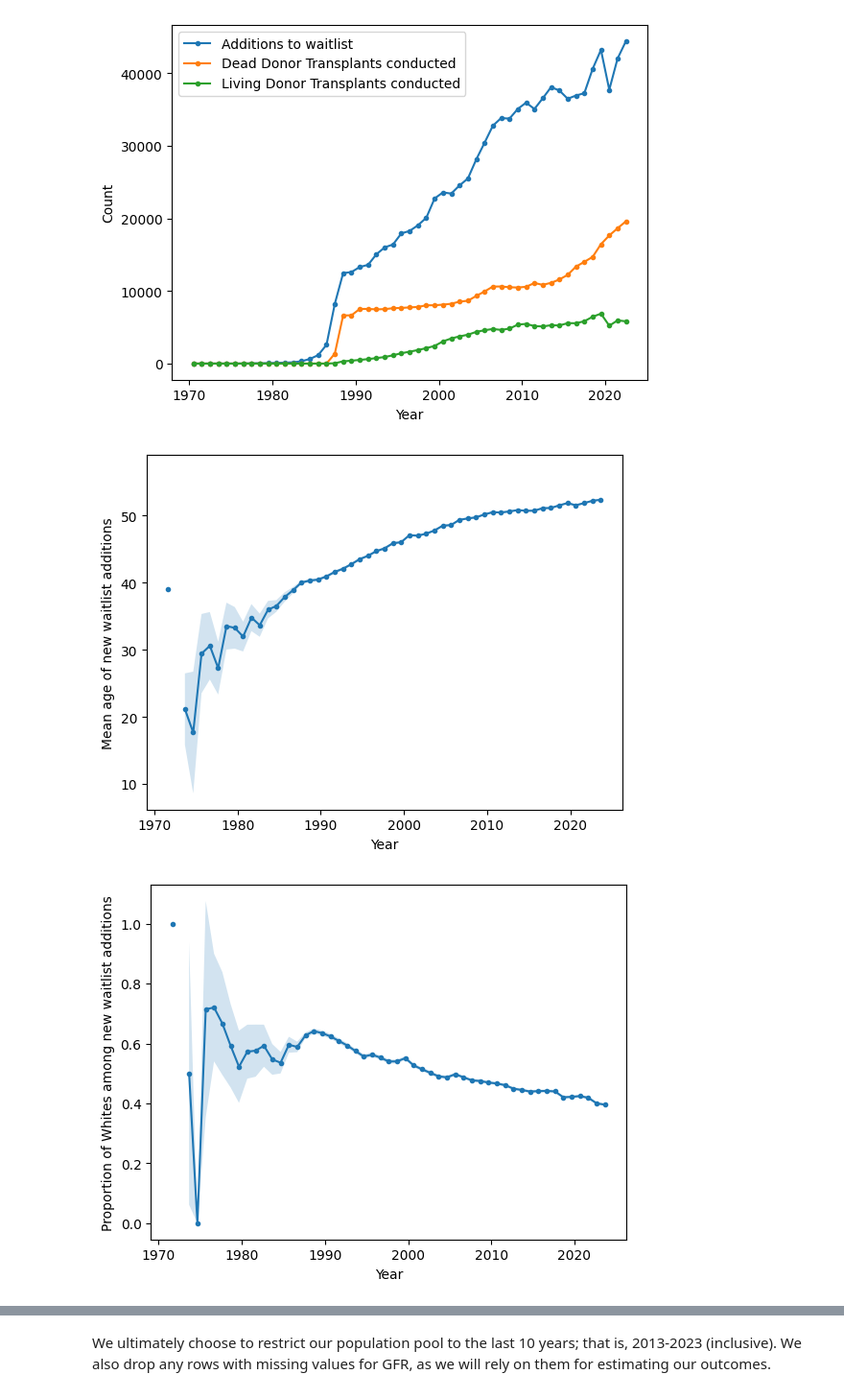
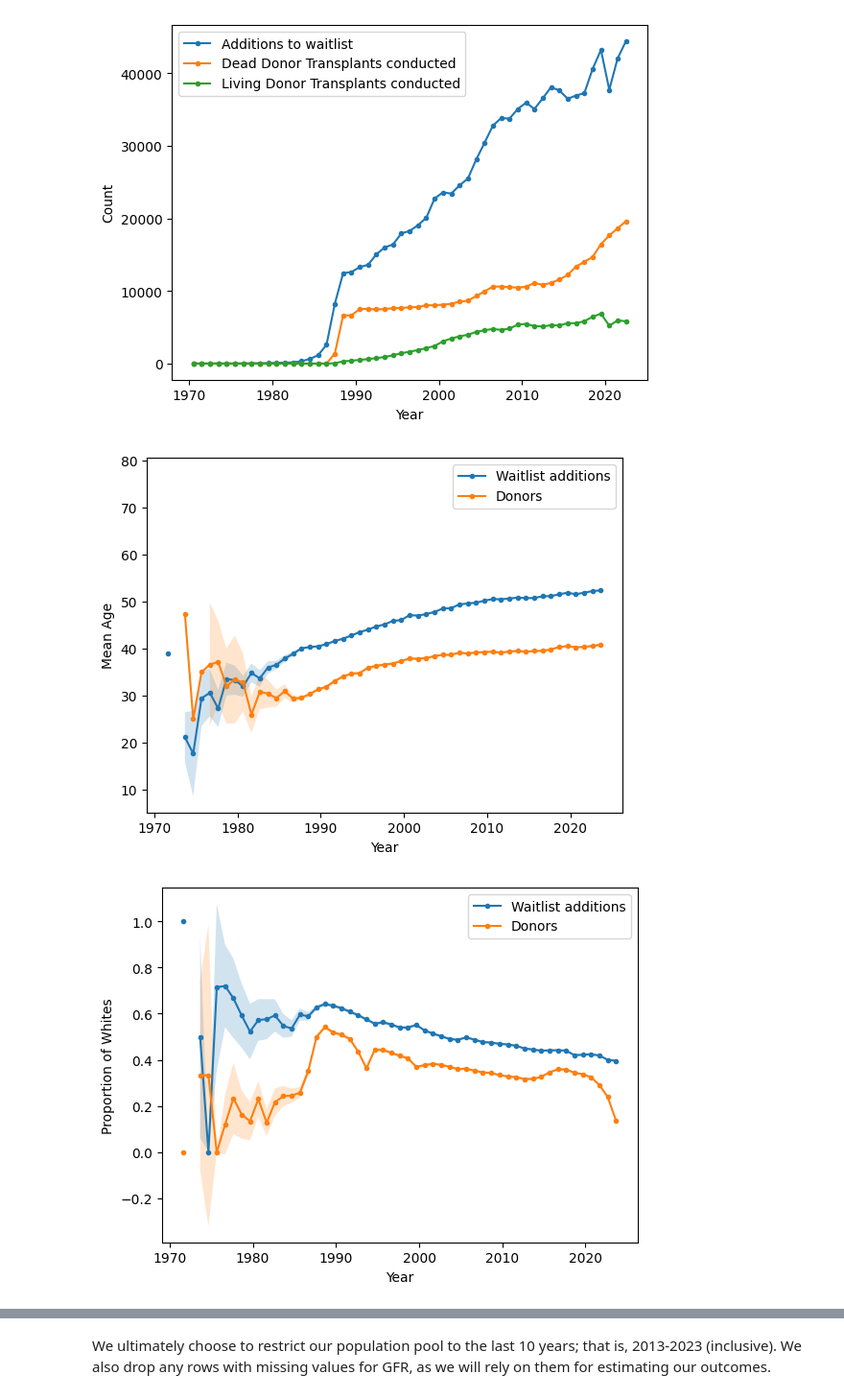
Before and after one commit to dabslee/Kidney_Analysis, a Jupyter notebook: transplant_market/recipients.ipynb, the cells around one changed output, grey strips where cells are left out. Shown at 96% size. Cells and saved outputs as stored; diff of their text form; code cells hidden in the pictures.

```diff
--- a/transplant_market/recipients.ipynb
+++ b/transplant_market/recipients.ipynb
@@ -53,7 +57,7 @@ kidpan_data = kidpan_data[kidpan_data["DON_TY"] != "F"]
 # %%
 kidpan_data = kidpan_data.replace(".", np.nan)
 
-for numeric_column in ["INIT_AGE", "HGT_CM_CALC", "WGT_KG_CALC", "CREAT_CLEAR", "GFR", "NUM_PREV_TX", "INIT_CPRA", "END_CPRA", "DAYSWAIT_ALLOC", "DIAB"]:
+for numeric_column in ["INIT_AGE", "HGT_CM_CALC", "WGT_KG_CALC", "CREAT_CLEAR", "GFR", "NUM_PREV_TX", "INIT_CPRA", "END_CPRA", "DAYSWAIT_ALLOC", "DIAB", "AGE_DON", "EDUCATION", "EDUCATION_DON"]:
     kidpan_data[numeric_column] = kidpan_data[numeric_column].astype(float)
 for date_column in ["INIT_DATE", "DIALYSIS_DATE", "TX_DATE", "COMPOSITE_DEATH_DATE"]:
     kidpan_data[date_column] = pd.to_datetime(kidpan_data[date_column].replace(".", np.nan))
@@ -69,7 +73,27 @@ kidpan_data = kidpan_data.replace({
         9 : "Multiracial, Non-Hispanic",
         998 : np.nan,
     },
+    "ETHCAT_DON" : {
+        1 : "White, Non-Hispanic",
+        2 : "Black, Non-Hispanic",
+        4 : "Hispanic/Latino",
+        5 : "Asian, Non-Hispanic",
+        6 : "Amer Ind/Alaska Native, Non-Hispanic",
+        7 : "Native Hawaiian/other Pacific Islander, Non-Hispanic",
+        9 : "Multiracial, Non-Hispanic",
+        998 : np.nan,
+    },
     "EDUCATION" : {
+        1 : "None",
+        2 : "Grade School (0-8)",
+        3 : "High School (9-12) or GED",
+        4 : "Attended College/Technical School",
+        5 : "Associate/Bachelor Degree",
+        6 : "Post-College Graduate Degree",
+        996 : np.nan,
+        998 : np.nan,
+    },
+    "EDUCATION_DON" : {
         1 : "None",
         2 : "Grade School (0-8)",
         3 : "High School (9-12) or GED",
@@ -151,6 +175,10 @@ kidpan_data["INIT_DATE_YEARS_SINCE_1970"] = (kidpan_data["INIT_DATE"] - pd.Times
 kidpan_data["IS_WHITE"] = (kidpan_data["ETHCAT"] == "White, Non-Hispanic")
 kidpan_data["IS_MALE"] = (kidpan_data["GENDER"] == "M")
 kidpan_data["ATTENDED_COLLEGE"] = ((kidpan_data["EDUCATION"] == "Attended College/Technical School") | (kidpan_data["EDUCATION"] == "Associate/Bachelor Degree") | (kidpan_data["EDUCATION"] == "Post-College Graduate Degree"))
+
+kidpan_data["DONOR_IS_WHITE"] = (kidpan_data["ETHCAT_DON"] == "White, Non-Hispanic")
+kidpan_data["DONOR_IS_MALE"] = (kidpan_data["GENDER_DON"] == "M")
+kidpan_data["DONOR_ATTENDED_COLLEGE"] = ((kidpan_data["EDUCATION_DON"] == "Attended College/Technical School") | (kidpan_data["EDUCATION_DON"] == "Associate/Bachelor Degree") | (kidpan_data["EDUCATION_DON"] == "Post-College Graduate Degree"))
 
 # Group by 'years_since_first' with bin size 1 and calculate mean of 'INIT_AGE'
 year_groupings = kidpan_data.groupby(
@@ -186,28 +214,46 @@ plt.show()
 [figure]
 # %%
 # Plotting annual age means
-plt.plot(yearly_means.index.categories.mid + 1970, yearly_means["INIT_AGE"], marker='.', linestyle='-')
+plt.plot(yearly_means.index.categories.mid + 1970, yearly_means["INIT_AGE"], marker='.', linestyle='-', label="Waitlist additions")
 plt.fill_between(
     yearly_means.index.categories.mid + 1970,
     yearly_means['INIT_AGE'] - yearly_stes['INIT_AGE']*1.96,
     yearly_means['INIT_AGE'] + yearly_stes['INIT_AGE']*1.96,
     alpha=0.2)
+
+plt.plot(yearly_means.index.categories.mid + 1970, yearly_means["AGE_DON"], marker='.', linestyle='-', label="Donors")
+plt.fill_between(
+    yearly_means.index.categories.mid + 1970,
+    yearly_means['AGE_DON'] - yearly_stes['AGE_DON']*1.96,
+    yearly_means['AGE_DON'] + yearly_stes['AGE_DON']*1.96,
+    alpha=0.2)
+
 plt.xlabel('Year')
-plt.ylabel('Mean age of new waitlist additions')
+plt.ylabel('Mean Age')
+plt.legend()
 plt.show()
 # %% [output]
-[figure, old version]
+[figure, new version]
 # %%
-# Plotting annual age means
-plt.plot(yearly_means.index.categories.mid + 1970, yearly_means['IS_WHITE'], marker='.', linestyle='-')
+# Plotting proportion of whites over time
+plt.plot(yearly_means.index.categories.mid + 1970, yearly_means['IS_WHITE'], marker='.', linestyle='-', label="Waitlist additions")
 plt.fill_between(
     yearly_means.index.categories.mid + 1970,
     yearly_means['IS_WHITE'] - yearly_stes['IS_WHITE']*1.96,
     yearly_means['IS_WHITE'] + yearly_stes['IS_WHITE']*1.96,
     alpha=0.2)
+
+plt.plot(yearly_means.index.categories.mid + 1970, yearly_means["DONOR_IS_WHITE"], marker='.', linestyle='-', label="Donors")
+plt.fill_between(
+    yearly_means.index.categories.mid + 1970,
+    yearly_means['DONOR_IS_WHITE'] - yearly_stes['DONOR_IS_WHITE']*1.96,
+    yearly_means['DONOR_IS_WHITE'] + yearly_stes['DONOR_IS_WHITE']*1.96,
+    alpha=0.2)
+
 plt.xlabel('Year')
-plt.ylabel('Proportion of Whites among new waitlist additions')
+plt.ylabel('Proportion of Whites')
+plt.legend()
 plt.show()
 # %% [output]
-[figure, old version]
+[figure, new version]
 # %%
```
Also changed, not shown: parts of 5 cells of this notebook, 2 other files.
